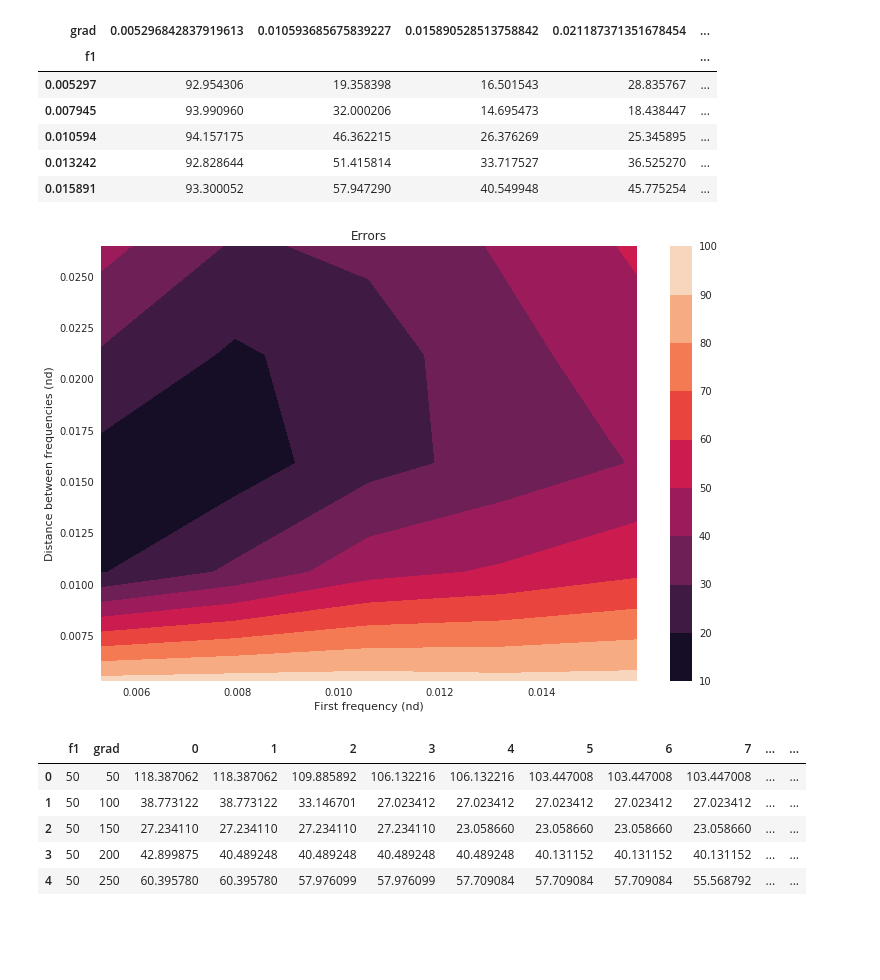
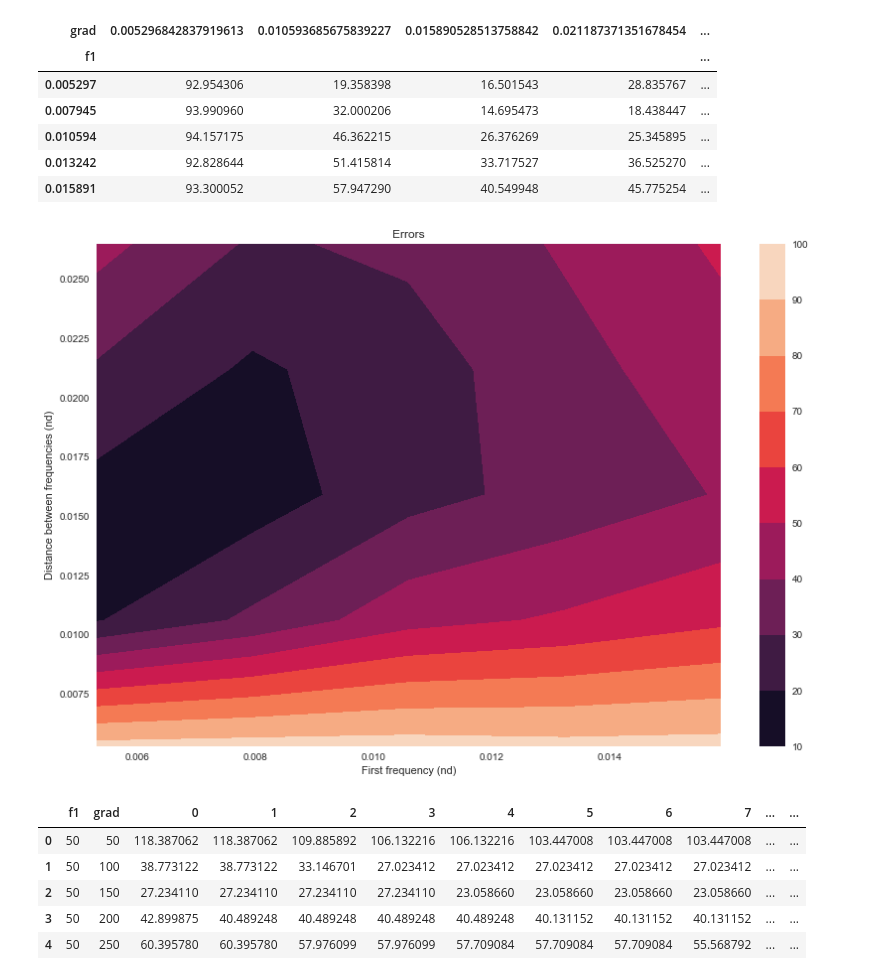
Before and after one commit to byi649/Design-Automation-Optimisation-for-Multi-Material-3D-Printing, a Jupyter notebook: Results/2018-08-17/Statistical analysis-k.ipynb, the cells around one changed output. Drawn from its saved outputs; the diff is of its cells as text; code cells hidden in the pictures; blank space fills up the shorter version.

```diff
--- a/Results/2018-08-17/Statistical analysis-k.ipynb
+++ b/Results/2018-08-17/Statistical analysis-k.ipynb
@@ -109,18 +104,20 @@ mean_errors_nd.head()
 # %%
 plt.figure(figsize=(12,8))
 
 x = mean_errors_nd.columns.values
 y = mean_errors_nd.index.values
 Z = mean_errors_nd.values
 Y ,X = np.meshgrid(x, y)
 CS = plt.contourf(X, Y, Z)
 plt.xlabel("First frequency (nd)")
 plt.ylabel("Distance between frequencies (nd)")
 plt.title("Errors")
 plt.colorbar()
+
+plt.tight_layout()
 plt.show()
 # %% [output]
-[figure, old version]
+[figure, new version]
 # %%
 history = data.drop(['crossover', 'errorLimit', 'nPop', 'sol', 'time', 'frac', 'error'], axis=1)
 history.drop([x for x in history.columns if type(x)==int], axis=1, inplace=True)
```
Also changed, not shown: parts of 3 cells of this notebook, 15 other files.
